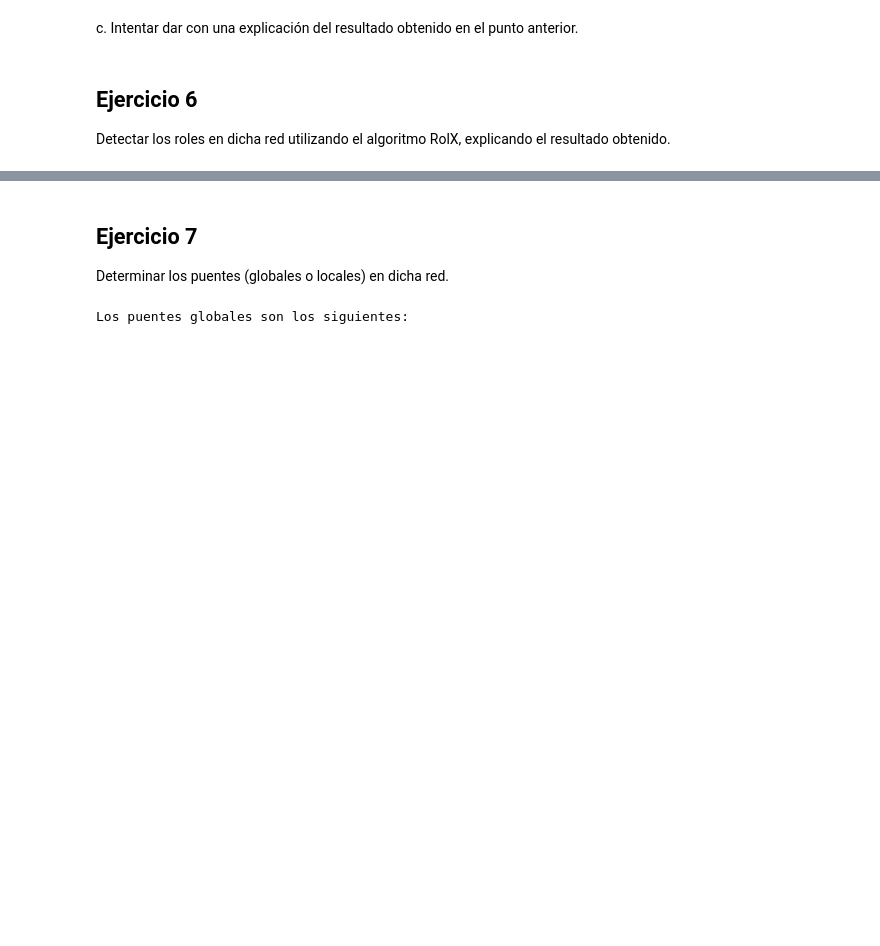
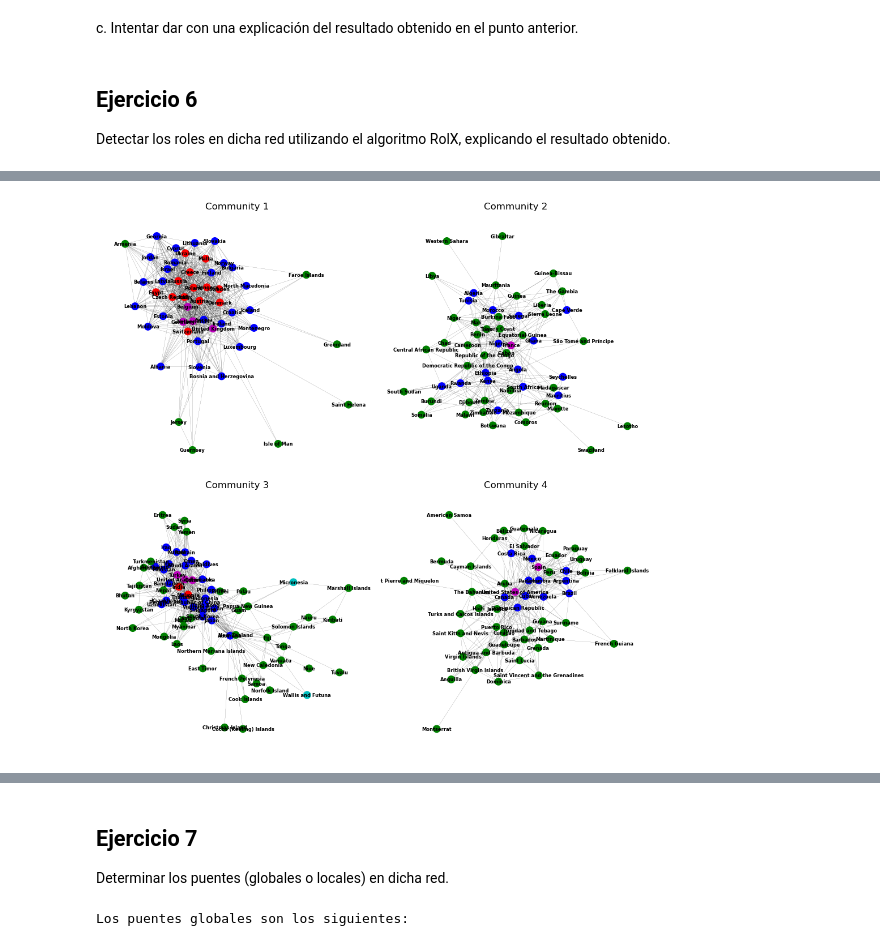
Before and after one commit to mateocapon/teoria-de-algoritmos2-tp1, a Jupyter notebook: TP1-104258.ipynb, the cells around one changed output, grey strips where cells are left out. Cells and saved outputs as stored; diff of their text form; code cells hidden in the pictures; blank space fills up the shorter version.

```diff
--- a/TP1-104258.ipynb
+++ b/TP1-104258.ipynb
@@ -562,0 +575,8 @@ a. Calcular los motifs de hasta 5 nodos de la subred definida en el punto 1.c.
+# %%
+G_subnet = G.copy()
+one_community = communities[0]
+nodes_to_remove = [node for node in G_subnet.nodes() if node not in one_community]
+G_subnet.remove_nodes_from(nodes_to_remove)
+# %%
+for i in communities:
+    print (len(i))
@@ -625,0 +667,30 @@ plt.show()
+# %%
+import matplotlib.pyplot as plt
+
+def draw_community_roles(G_subnet, roles, ax):
+    c = [role_colors[roles[country]] for country in G_subnet.nodes()]
+    nx.draw(G_subnet, with_labels=True, node_color=c, width=0.1, node_size=80, \
+            edge_color='k', font_size=6, font_color='black', font_weight='bold', font_family='sans-serif', ax=ax)
+
+num_communities = len(communities)
+num_cols = 2
+num_rows = (num_communities + num_cols - 1) // num_cols
+
+fig, axes = plt.subplots(num_rows, num_cols, figsize=(10, num_rows * 5))
+for i, community in enumerate(communities):
+    row = i // num_cols
+    col = i % num_cols
+    ax = axes[row, col]
+    G_community = subnet_community(G, community)
+    draw_community_roles(G_community, roles, ax)
+    ax.set_title(f"Community {i + 1}")
+
+for i in range(num_communities, num_rows * num_cols):
+    row = i // num_cols
+    col = i % num_cols
+    fig.delaxes(axes[row, col])
+
+plt.tight_layout()
+plt.show()
+# %% [output]
+[figure, added]
```
Also changed, not shown: parts of 22 cells of this notebook.
